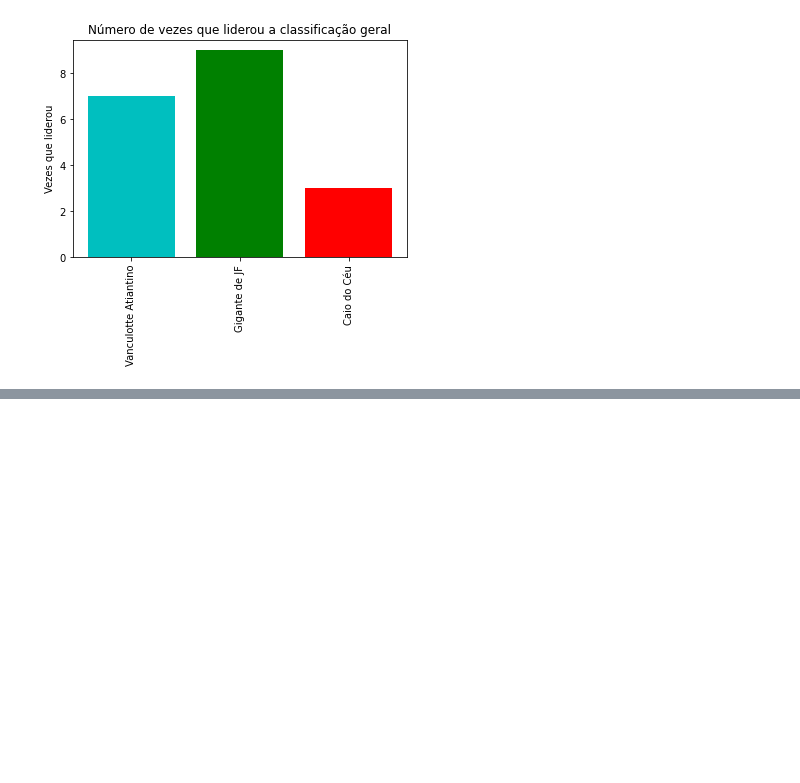
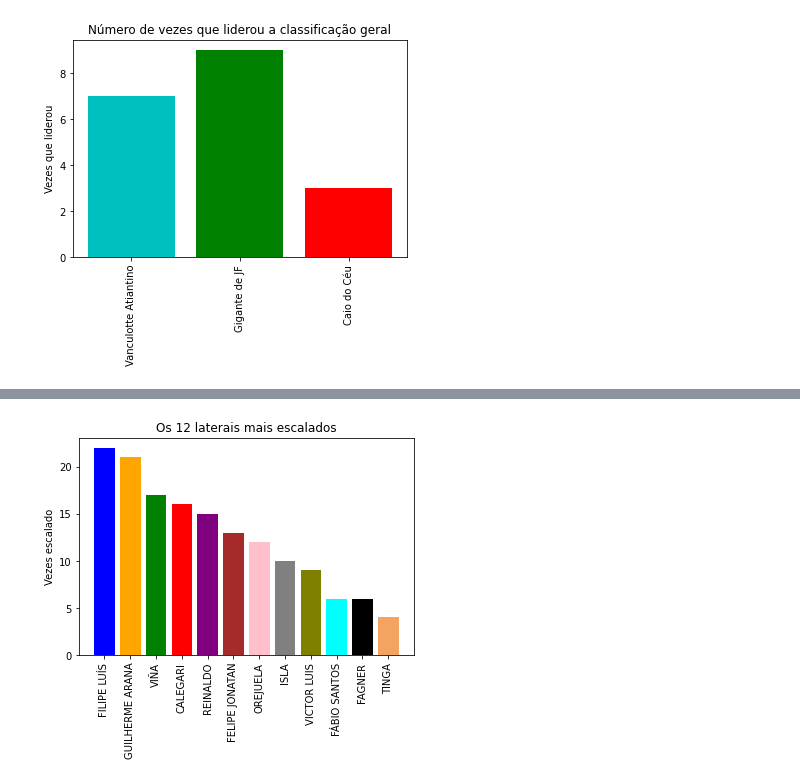
Before and after one commit to Eric-Mendes/estatisticas-quem-cair-calil, a Jupyter notebook: dados_quem_cair_calil_20_21.ipynb, the cells around one changed output, grey strips where cells are left out. Cells and saved outputs as stored; diff of their text form; code cells hidden in the pictures; blank space fills up the shorter version.

```diff
--- a/dados_quem_cair_calil_20_21.ipynb
+++ b/dados_quem_cair_calil_20_21.ipynb
@@ -758,0 +968,4 @@ plot_posicoes(['Vanculotte Atiantino', 'Gigante de JF', 'Caio do Céu'], \
+# %%
+plot_por_posicao('LATERAL')
+# %% [output]
+[figure, added]
```
Also changed, not shown: parts of 38 cells of this notebook.
